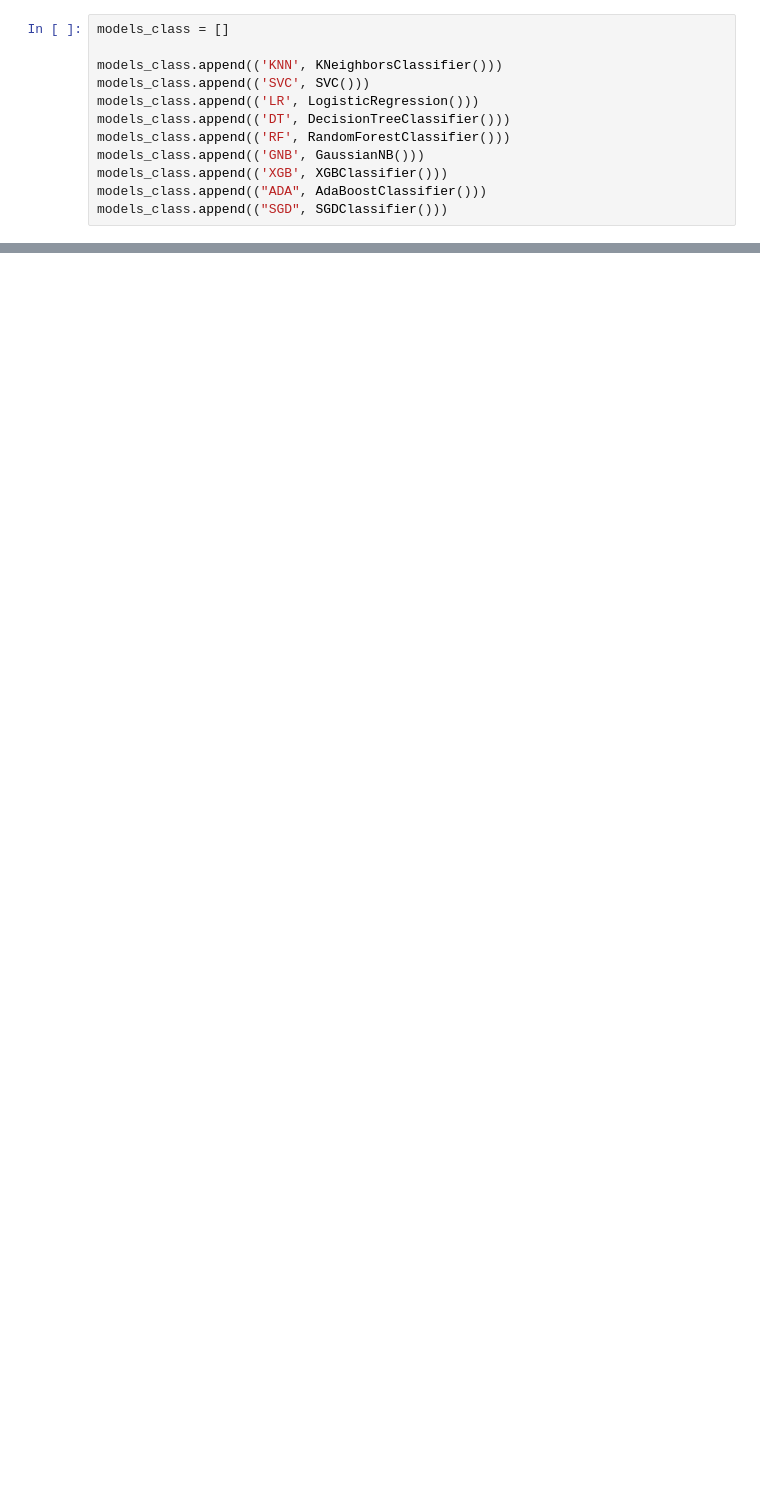
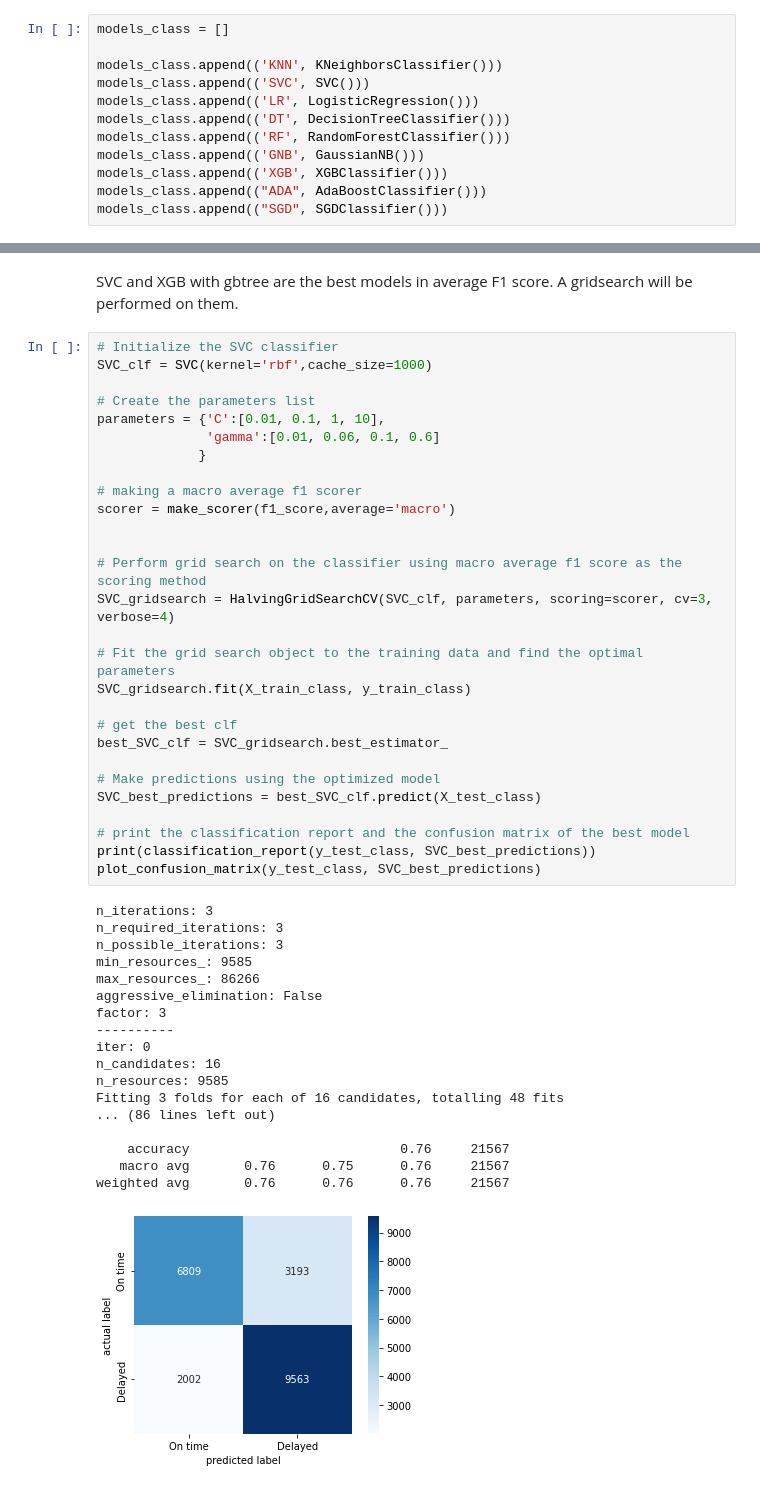
Before and after one commit to MalinSoetbeer/flight_delayed_challenge, a Jupyter notebook: modeling_malte.ipynb, the cells around one changed output, grey strips where cells are left out. Drawn from its saved outputs; the diff is of its cells as text; blank space fills up the shorter version.

Commit message:
Gridsearch and result CMs

```diff
--- a/modeling_malte.ipynb
+++ b/modeling_malte.ipynb
@@ -192,0 +315,49 @@ models_reg.append(("SGD", SGDRegressor()))
+# %% [markdown]
+SVC and XGB with gbtree are the best models in average F1 score. A gridsearch will be performed on them.
+# %%
+# Initialize the SVC classifier
+SVC_clf = SVC(kernel='rbf',cache_size=1000)
+
+# Create the parameters list
+parameters = {'C':[0.01, 0.1, 1, 10],
+              'gamma':[0.01, 0.06, 0.1, 0.6]
+             }
+
+# making a macro average f1 scorer
+scorer = make_scorer(f1_score,average='macro')
+
+
+# Perform grid search on the classifier using macro average f1 score as the scoring method
+SVC_gridsearch = HalvingGridSearchCV(SVC_clf, parameters, scoring=scorer, cv=3, verbose=4)
+
+# Fit the grid search object to the training data and find the optimal parameters
+SVC_gridsearch.fit(X_train_class, y_train_class)
+
+# get the best clf
+best_SVC_clf = SVC_gridsearch.best_estimator_
+
+# Make predictions using the optimized model
+SVC_best_predictions = best_SVC_clf.predict(X_test_class)
+
+# print the classification report and the confusion matrix of the best model
+print(classification_report(y_test_class, SVC_best_predictions))
+plot_confusion_matrix(y_test_class, SVC_best_predictions)
+# %% [output]
+n_iterations: 3
+n_required_iterations: 3
+n_possible_iterations: 3
+min_resources_: 9585
+max_resources_: 86266
+aggressive_elimination: False
+factor: 3
+----------
+iter: 0
+n_candidates: 16
+n_resources: 9585
+Fitting 3 folds for each of 16 candidates, totalling 48 fits
+... (86 lines left out)
+
+    accuracy                           0.76     21567
+   macro avg       0.76      0.75      0.76     21567
+weighted avg       0.76      0.76      0.76     21567
+[figure, added]
```
Also changed, not shown: parts of 18 cells of this notebook, 12 other files.
